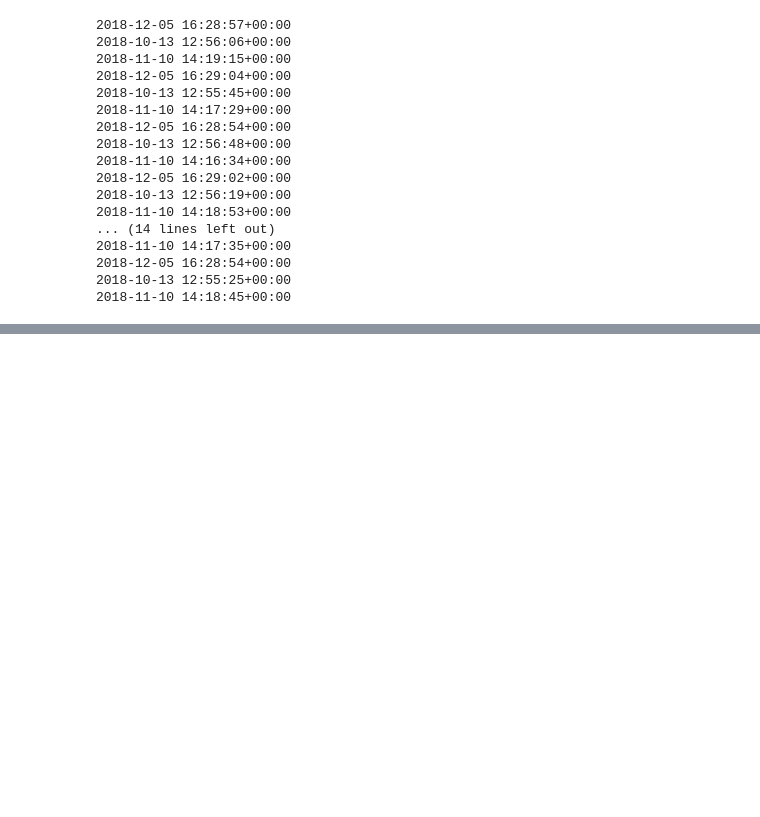
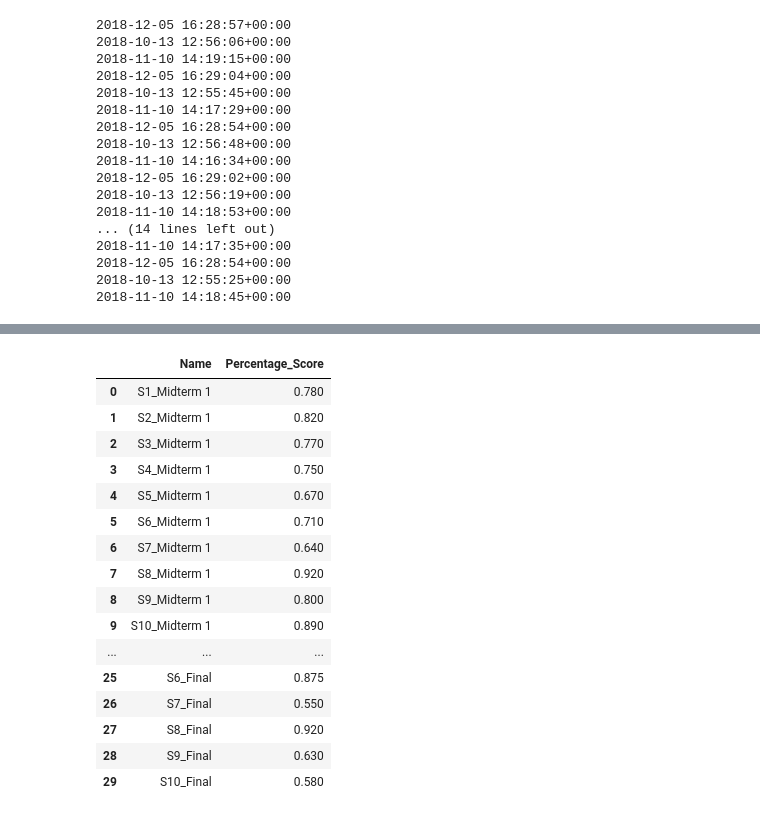
Before and after one commit to kiwwifruit/project3, a Jupyter notebook: acc_data.ipynb, the cells around one changed output, grey strips where cells are left out. Saved outputs shown, nothing was run; the diff lists cells and outputs as text; code cells hidden in the pictures; blank space fills up the shorter version.

```diff
--- a/data_preprocess.ipynb
+++ b/acc_data.ipynb
@@ -205,4 +210,29 @@ all_exam_data.set_index('Segment', drop=True)
 # %%
 grade = pd.read_csv('data/ParsedGrades.csv')
 grade['name'] = grade['Student'] + '_' + grade['Exam']
-grade.set_index('name', inplace=True)
+
+def normalize_grades(row):
+    return row['Score'] / 200 if row['Exam'] == 'Final' else row['Score'] / 100
+
+# Apply the function to each row
+normalized_df = grade.set_index("name").apply(normalize_grades, axis=1).reset_index()
+normalized_df.columns = ['Name', 'Percentage_Score']
+normalized_df
+# %% [output]
+|  | Name | Percentage_Score |
+| 0 | S1_Midterm 1 | 0.780 |
+| 1 | S2_Midterm 1 | 0.820 |
+| 2 | S3_Midterm 1 | 0.770 |
+| 3 | S4_Midterm 1 | 0.750 |
+| 4 | S5_Midterm 1 | 0.670 |
+| 5 | S6_Midterm 1 | 0.710 |
+| 6 | S7_Midterm 1 | 0.640 |
+| 7 | S8_Midterm 1 | 0.920 |
+| 8 | S9_Midterm 1 | 0.800 |
+| 9 | S10_Midterm 1 | 0.890 |
+| ... | ... | ... |
+| 25 | S6_Final | 0.875 |
+| 26 | S7_Final | 0.550 |
+| 27 | S8_Final | 0.920 |
+| 28 | S9_Final | 0.630 |
+| 29 | S10_Final | 0.580 |
```
Also changed, not shown: parts of 7 cells of this notebook.
